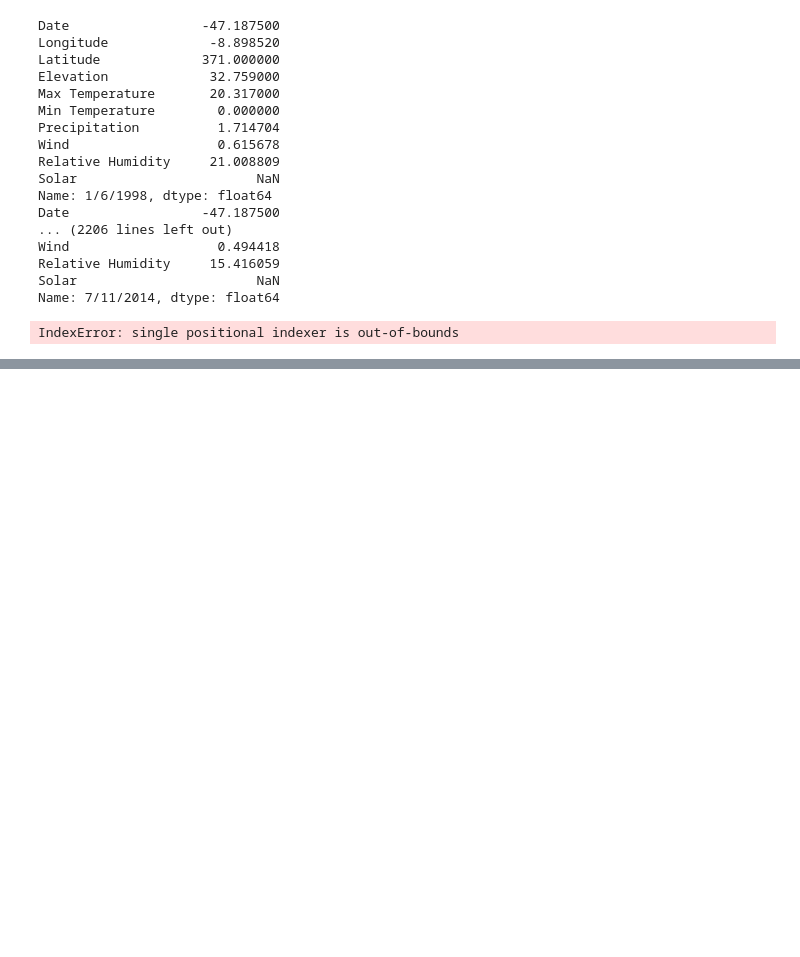
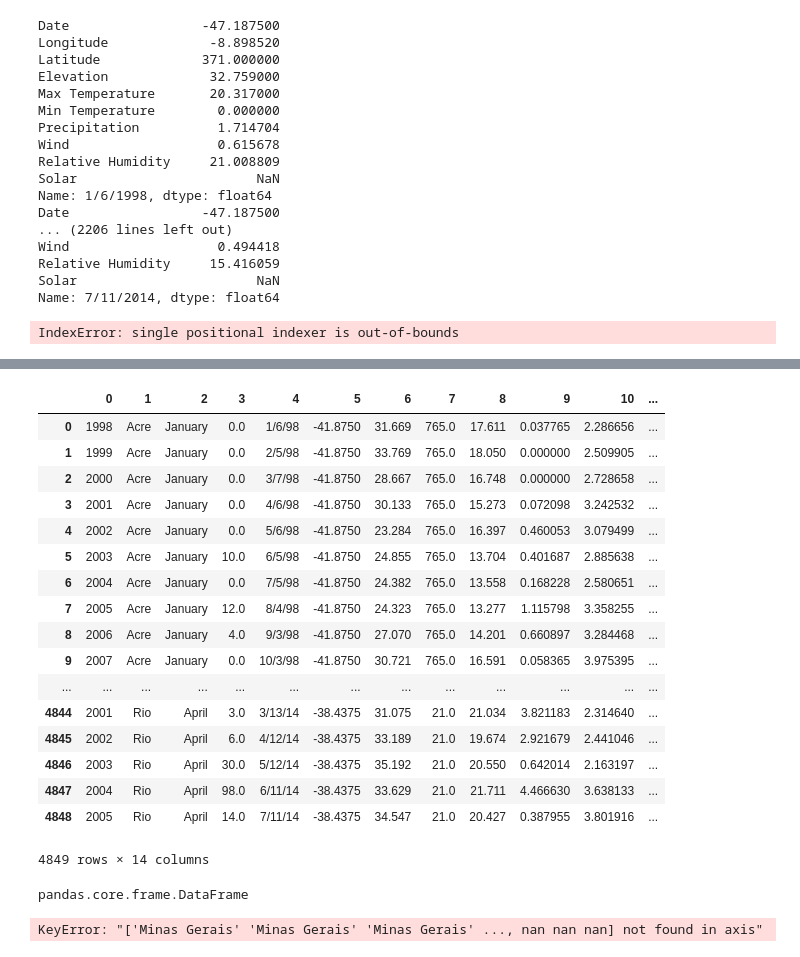
Before and after one commit to nidhic-13/amazonFires, a Jupyter notebook: Nidhi_Hackathon.ipynb, the cells around one changed output, grey strips where cells are left out. Drawn from its saved outputs; the diff is of its cells as text; code cells hidden in the pictures; blank space fills up the shorter version.

```diff
--- a/Nidhi_Hackathon.ipynb
+++ b/Nidhi_Hackathon.ipynb
@@ -382,0 +671,21 @@ Edited_.to_csv("/Users/praveenkumar/amazonFires/Weather_Info/Tocantins/Updated_T
+# %%
+combineddata.dropna()
+# %% [output]
+|  | 0 | 1 | 2 | 3 | 4 | 5 | 6 | 7 | 8 | 9 | 10 | ... |
+| 0 | 1998 | Acre | January | 0.0 | 1/6/98 | -41.8750 | 31.669 | 765.0 | 17.611 | 0.037765 | 2.286656 | ... |
+| 1 | 1999 | Acre | January | 0.0 | 2/5/98 | -41.8750 | 33.769 | 765.0 | 18.050 | 0.000000 | 2.509905 | ... |
+| 2 | 2000 | Acre | January | 0.0 | 3/7/98 | -41.8750 | 28.667 | 765.0 | 16.748 | 0.000000 | 2.728658 | ... |
+| 3 | 2001 | Acre | January | 0.0 | 4/6/98 | -41.8750 | 30.133 | 765.0 | 15.273 | 0.072098 | 3.242532 | ... |
+| 4 | 2002 | Acre | January | 0.0 | 5/6/98 | -41.8750 | 23.284 | 765.0 | 16.397 | 0.460053 | 3.079499 | ... |
+| 5 | 2003 | Acre | January | 10.0 | 6/5/98 | -41.8750 | 24.855 | 765.0 | 13.704 | 0.401687 | 2.885638 | ... |
+| 6 | 2004 | Acre | January | 0.0 | 7/5/98 | -41.8750 | 24.382 | 765.0 | 13.558 | 0.168228 | 2.580651 | ... |
+| 7 | 2005 | Acre | January | 12.0 | 8/4/98 | -41.8750 | 24.323 | 765.0 | 13.277 | 1.115798 | 3.358255 | ... |
+| 8 | 2006 | Acre | January | 4.0 | 9/3/98 | -41.8750 | 27.070 | 765.0 | 14.201 | 0.660897 | 3.284468 | ... |
+| 9 | 2007 | Acre | January | 0.0 | 10/3/98 | -41.8750 | 30.721 | 765.0 | 16.591 | 0.058365 | 3.975395 | ... |
+| ... | ... | ... | ... | ... | ... | ... | ... | ... | ... | ... | ... | ... |
+| 4844 | 2001 | Rio | April | 3.0 | 3/13/14 | -38.4375 | 31.075 | 21.0 | 21.034 | 3.821183 | 2.314640 | ... |
+| 4845 | 2002 | Rio | April | 6.0 | 4/12/14 | -38.4375 | 33.189 | 21.0 | 19.674 | 2.921679 | 2.441046 | ... |
+| 4846 | 2003 | Rio | April | 30.0 | 5/12/14 | -38.4375 | 35.192 | 21.0 | 20.550 | 0.642014 | 2.163197 | ... |
+| 4847 | 2004 | Rio | April | 98.0 | 6/11/14 | -38.4375 | 33.629 | 21.0 | 21.711 | 4.466630 | 3.638133 | ... |
+| 4848 | 2005 | Rio | April | 14.0 | 7/11/14 | -38.4375 | 34.547 | 21.0 | 20.427 | 0.387955 | 3.801916 | ... |
+4849 rows × 14 columns
@@ -382,0 +694,8 @@ Edited_.to_csv("/Users/praveenkumar/amazonFires/Weather_Info/Tocantins/Updated_T
+# %%
+type(combineddata)
+# %% [output]
+pandas.core.frame.DataFrame
+# %%
+combineddata.drop(combineddata.iloc[:,-1])
+# %% [output]
+KeyError: "['Minas Gerais' 'Minas Gerais' 'Minas Gerais' ..., nan nan nan] not found in axis"
```
Also changed, not shown: parts of 137 cells of this notebook, 14 other files.
